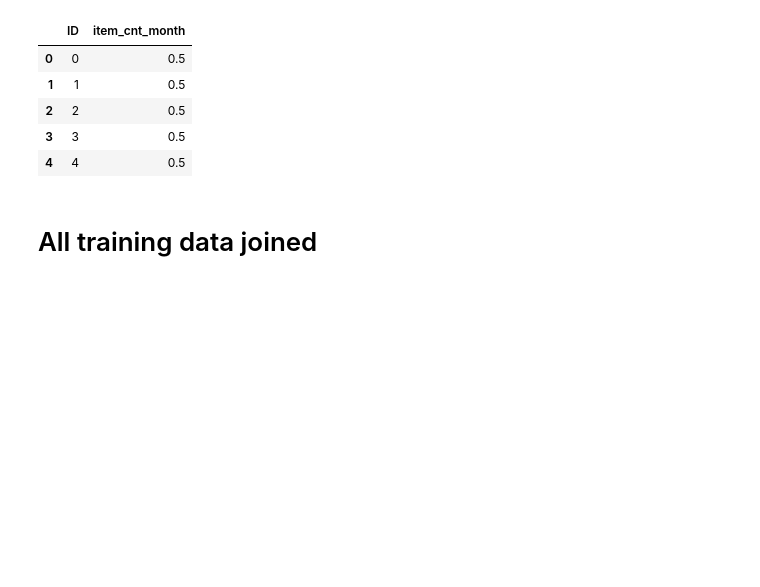
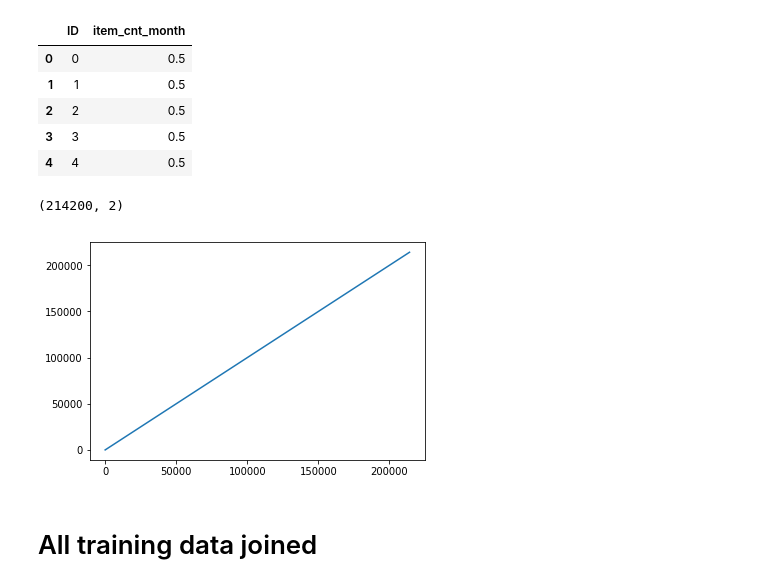
Before and after one commit to JojoYY/Coursera_Kaggle_Project, a Jupyter notebook: EDA_separate_data.ipynb, the cells around one changed output. Cells and saved outputs as stored; diff of their text form; code cells hidden in the pictures; blank space fills up the shorter version.

```diff
--- a/EDA_separate_data.ipynb
+++ b/EDA_separate_data.ipynb
@@ -660,6 +678,14 @@ sample_submission.head()
 | 2 | 2 | 0.5 |
 | 3 | 3 | 0.5 |
 | 4 | 4 | 0.5 |
+# %%
+sample_submission.shape
+# %% [output]
+(214200, 2)
+# %%
+sample_submission['ID'].plot();
+# %% [output]
+[figure, added]
 # %% [markdown]
 # All training data joined
 # %%
```
Also changed, not shown: parts of 11 cells of this notebook, 5 other files.
